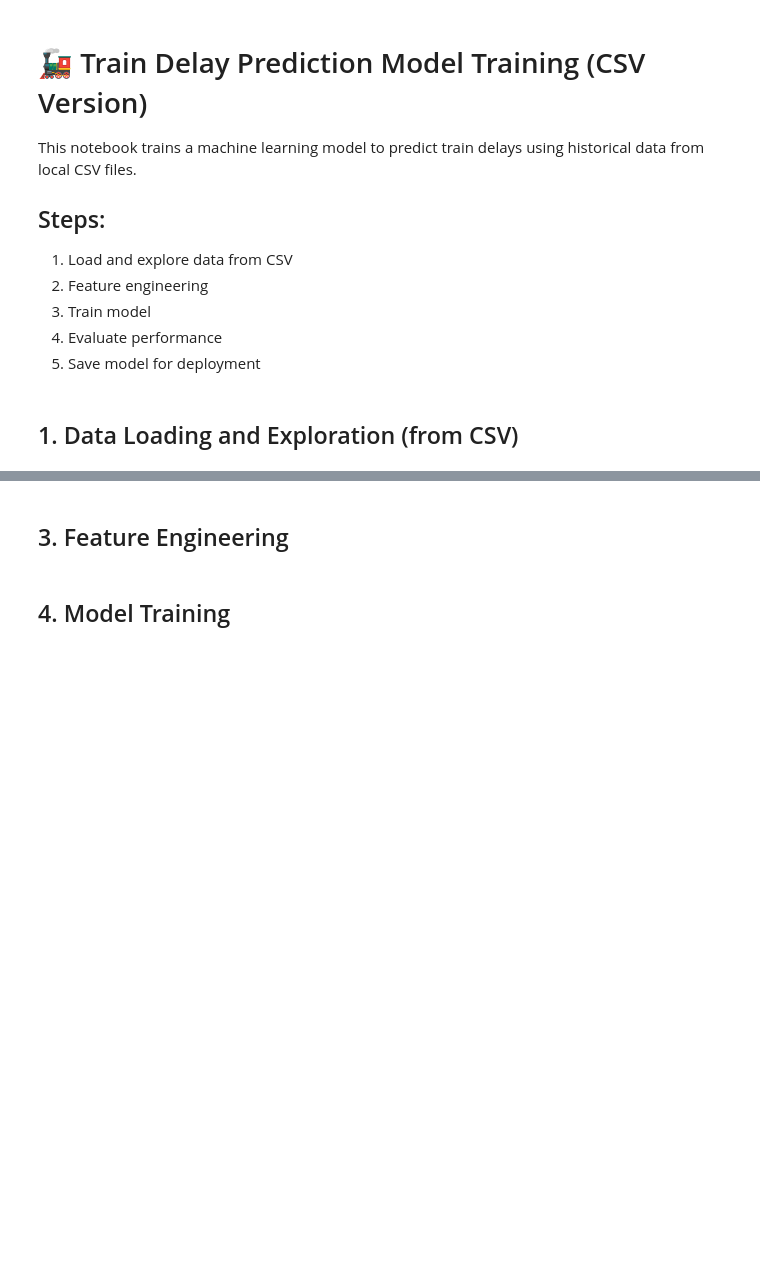
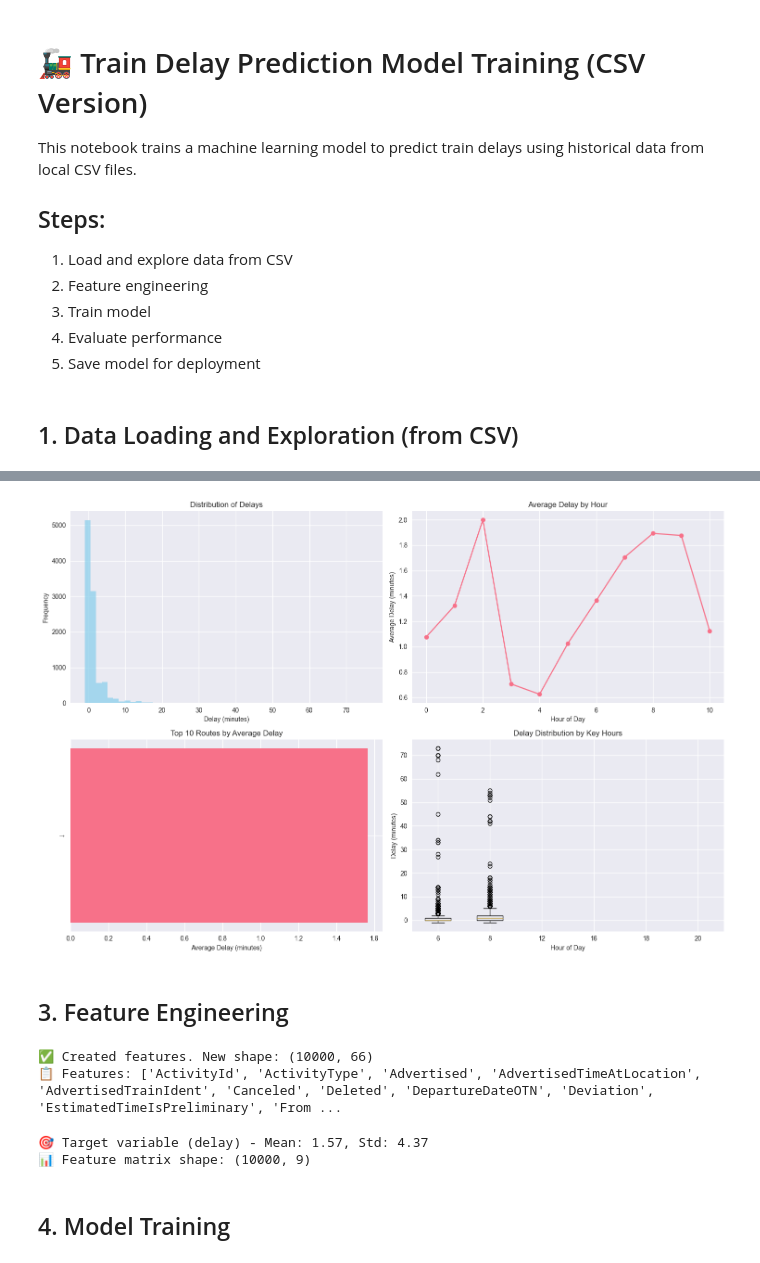
Before and after one commit to MaghsoodSalimi/STORM, a Jupyter notebook: notebooks/04_train_model_using_csv.ipynb, the cells around one changed output, grey strips where cells are left out. Drawn from its saved outputs; the diff is of its cells as text; code cells hidden in the pictures; blank space fills up the shorter version.

```diff
--- a/notebooks/04_train_model_using_csv.ipynb
+++ b/notebooks/04_train_model_using_csv.ipynb
@@ -82,38 +111,40 @@ print(df['delay'].describe())
 fig, axes = plt.subplots(2, 2, figsize=(15, 10))
 
 # Delay histogram
-axes[0,0].hist(df['delay'], bins=50, alpha=0.7, color='skyblue')
+axes[0,0].hist(df['DelayMinutes'], bins=50, alpha=0.7, color='skyblue')
 axes[0,0].set_title('Distribution of Delays')
 axes[0,0].set_xlabel('Delay (minutes)')
 axes[0,0].set_ylabel('Frequency')
 
 # Delay by hour
-hourly_delay = df.groupby('hour')['delay'].mean()
+hourly_delay = df.groupby('Hour')['DelayMinutes'].mean()
 axes[0,1].plot(hourly_delay.index, hourly_delay.values, marker='o')
 axes[0,1].set_title('Average Delay by Hour')
 axes[0,1].set_xlabel('Hour of Day')
 axes[0,1].set_ylabel('Average Delay (minutes)')
 axes[0,1].grid(True)
 
 # Top routes by delay
 df['route'] = df['from_station'] + ' → ' + df['to_station']
-top_routes = df.groupby('route')['delay'].mean().sort_values(ascending=False).head(10)
+top_routes = df.groupby('route')['DelayMinutes'].mean().sort_values(ascending=False).head(10)
 axes[1,0].barh(range(len(top_routes)), top_routes.values)
 axes[1,0].set_yticks(range(len(top_routes)))
 axes[1,0].set_yticklabels(top_routes.index, fontsize=8)
 axes[1,0].set_title('Top 10 Routes by Average Delay')
 axes[1,0].set_xlabel('Average Delay (minutes)')
 
 # Delay box plot by hour (simplified)
 sample_hours = [6, 8, 12, 16, 18, 20]
-delay_by_hour = [df[df['hour'] == h]['delay'].values for h in sample_hours]
+delay_by_hour = [df[df['Hour'] == h]['DelayMinutes'].values for h in sample_hours]
 axes[1,1].boxplot(delay_by_hour, labels=sample_hours)
 axes[1,1].set_title('Delay Distribution by Key Hours')
 axes[1,1].set_xlabel('Hour of Day')
 axes[1,1].set_ylabel('Delay (minutes)')
 
 plt.tight_layout()
 plt.show()
+# %% [output]
+[figure, added]
 # %% [markdown]
 ## 3. Feature Engineering
 # %%
@@ -125,17 +156,12 @@ def create_features(df):
     df['route'] = df['from_station'] + '_' + df['to_station']
 
     # Time-based features (cyclical encoding)
-    df['hour_sin'] = np.sin(2 * np.pi * df['hour'] / 24)
-    df['hour_cos'] = np.cos(2 * np.pi * df['hour'] / 24)
+    df['hour_sin'] = np.sin(2 * np.pi * df['Hour'] / 24)
+    df['hour_cos'] = np.cos(2 * np.pi * df['Hour'] / 24)
 
-    # Distance calculation (approximate)
-    df['route_distance'] = np.sqrt(
-        (df['to_lat'] - df['from_lat'])**2 +
-        (df['to_long'] - df['from_long'])**2
-    ) * 111  # Rough conversion to km
 
     # Historical averages per route
-    route_stats = df.groupby('route')['delay'].agg(['mean', 'std', 'count']).reset_index()
+    route_stats = df.groupby('route')['DelayMinutes'].agg(['mean', 'std', 'count']).reset_index()
     route_stats.columns = ['route', 'route_avg_delay', 'route_std_delay', 'route_count']
     df = df.merge(route_stats, on='route', how='left')
 
@@ -143,8 +169,8 @@ def create_features(df):
     df['route_std_delay'] = df['route_std_delay'].fillna(0)
 
     # Peak hour indicators
-    df['is_rush_hour'] = ((df['hour'] >= 7) & (df['hour'] <= 9)) | ((df['hour'] >= 17) & (df['hour'] <= 19))
-    df['is_night'] = (df['hour'] <= 6) | (df['hour'] >= 22)
+    df['is_rush_hour'] = ((df['Hour'] >= 7) & (df['Hour'] <= 9)) | ((df['Hour'] >= 17) & (df['Hour'] <= 19))
+    df['is_night'] = (df['Hour'] <= 6) | (df['Hour'] >= 22)
 
     return df
 
@@ -152,17 +178,20 @@ def create_features(df):
 df_features = create_features(df)
 print(f'✅ Created features. New shape: {df_features.shape}')
 print(f'📋 Features: {list(df_features.columns)}')
+# %% [output]
+✅ Created features. New shape: (10000, 66)
+📋 Features: ['ActivityId', 'ActivityType', 'Advertised', 'AdvertisedTimeAtLocation', 'AdvertisedTrainIdent', 'Canceled', 'Deleted', 'DepartureDateOTN', 'Deviation', 'EstimatedTimeIsPreliminary', 'From ...
 # %%
 # Prepare features for training
 feature_columns = [
-    'hour', 'hour_sin', 'hour_cos', 'route_distance',
+    'Hour', 'hour_sin', 'hour_cos',
     'route_avg_delay', 'route_std_delay', 'route_count',
     'is_rush_hour', 'is_night', 'route'
 ]
 
 # Create feature matrix
 X = df_features[feature_columns].copy()
-y = df_features['delay'].copy()
+y = df_features['DelayMinutes'].copy()
 
 # Encode categorical variables
 label_encoders = {}
@@ -175,6 +204,9 @@ for col in categorical_columns:
 
 print(f'🎯 Target variable (delay) - Mean: {y.mean():.2f}, Std: {y.std():.2f}')
 print(f'📊 Feature matrix shape: {X.shape}')
+# %% [output]
+🎯 Target variable (delay) - Mean: 1.57, Std: 4.37
+📊 Feature matrix shape: (10000, 9)
 # %% [markdown]
 ## 4. Model Training
 # %%
```
Also changed, not shown: parts of 15 cells of this notebook, 2 other files.
